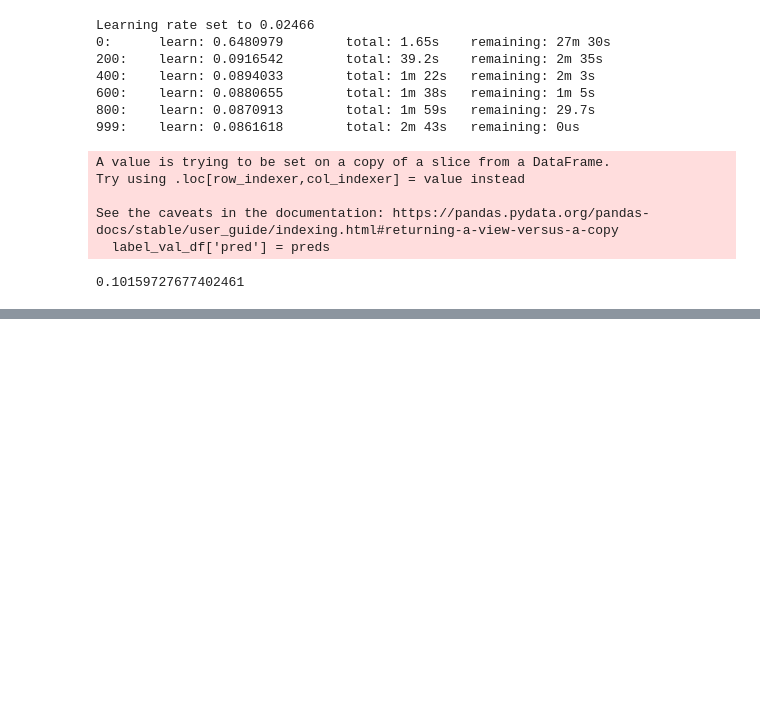
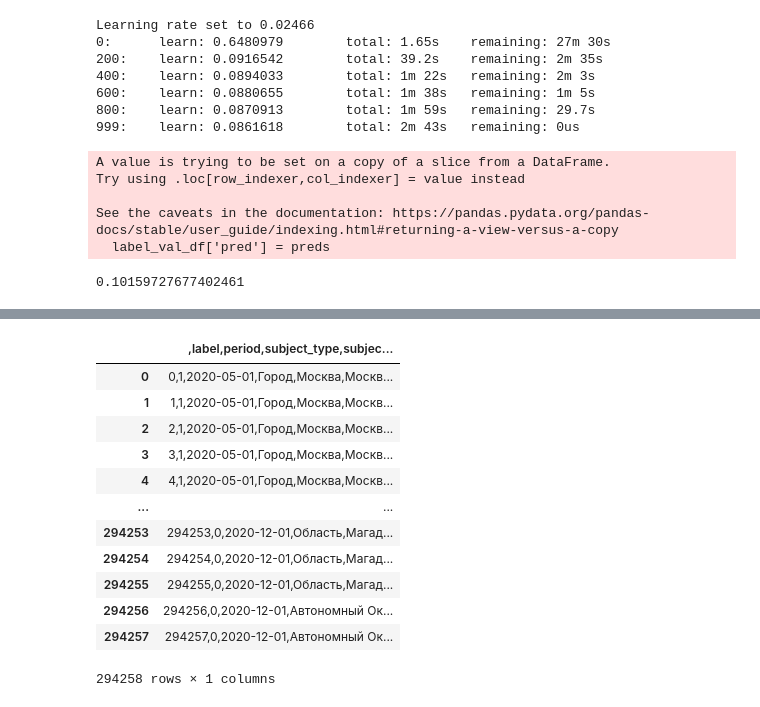
Before and after one commit to mansasha21/sftb-rostelecom, a Jupyter notebook: baseline.ipynb, the cells around one changed output, grey strips where cells are left out. Saved outputs shown, nothing was run; the diff lists cells and outputs as text; code cells hidden in the pictures; blank space fills up the shorter version.

```diff
--- a/baseline.ipynb
+++ b/baseline.ipynb
@@ -284,0 +463,16 @@ val_df[cat_cols] = val_df[cat_cols].fillna('NaN')
+# %%
+train_feat
+# %% [output]
+|  | ,label,period,subject_type,subjec... |
+| 0 | 0,1,2020-05-01,Город,Москва,Москв... |
+| 1 | 1,1,2020-05-01,Город,Москва,Москв... |
+| 2 | 2,1,2020-05-01,Город,Москва,Москв... |
+| 3 | 3,1,2020-05-01,Город,Москва,Москв... |
+| 4 | 4,1,2020-05-01,Город,Москва,Москв... |
+| ... | ... |
+| 294253 | 294253,0,2020-12-01,Область,Магад... |
+| 294254 | 294254,0,2020-12-01,Область,Магад... |
+| 294255 | 294255,0,2020-12-01,Область,Магад... |
+| 294256 | 294256,0,2020-12-01,Автономный Ок... |
+| 294257 | 294257,0,2020-12-01,Автономный Ок... |
+294258 rows × 1 columns
```
Also changed, not shown: parts of 16 cells of this notebook, 2 other files.
